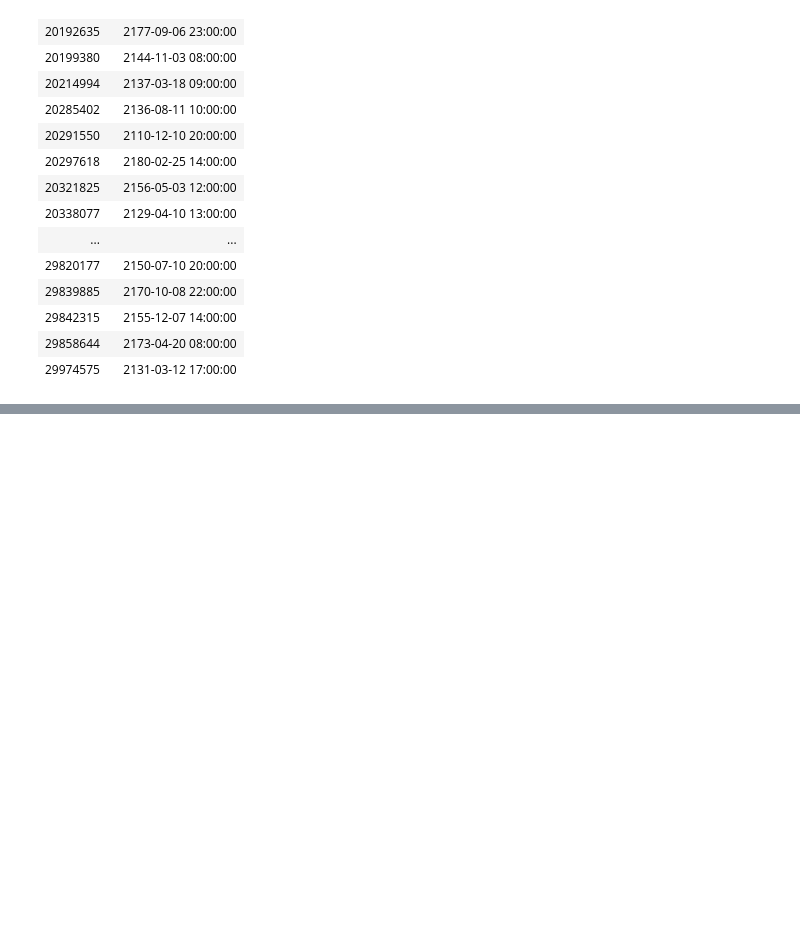
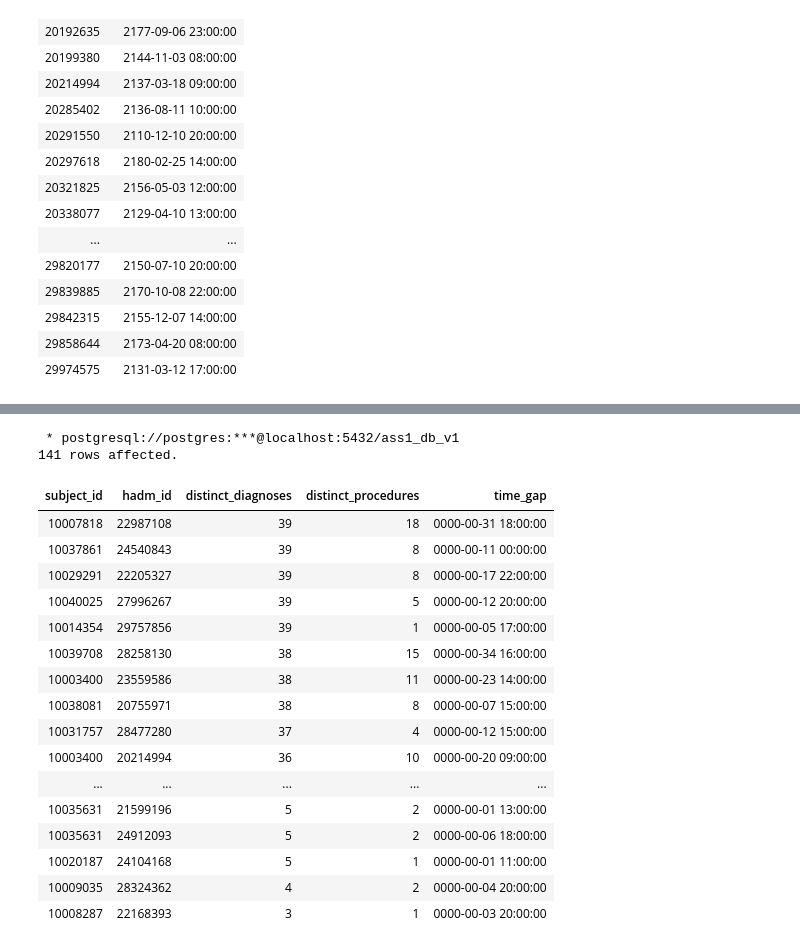
Before and after one commit to sarthak-panda/Sem6, a Jupyter notebook: COL362/Assignments/A1/rough.ipynb, the cells around one changed output, grey strips where cells are left out. Drawn from its saved outputs; the diff is of its cells as text; code cells hidden in the pictures; blank space fills up the shorter version.

```diff
--- a/COL362/Assignments/A1/rough.ipynb
+++ b/COL362/Assignments/A1/rough.ipynb
@@ -1331,0 +1364,74 @@ with temp as (
+# %%
+%%sql
+with temp as (
+   select subject_id,hadm_id,chartdate
+   from hosp.procedures_icd
+   WHERE CAST(icd_code AS TEXT) LIKE '0%'
+      OR CAST(icd_code AS TEXT) LIKE '1%'
+      OR CAST(icd_code AS TEXT) LIKE '3%'
+   group by subject_id,hadm_id,chartdate
+   order by subject_id,hadm_id,chartdate
+)
+, temp1 as (
+   select subject_id,hadm_id,array_agg(chartdate) AS procedure_start_dates
+   from temp
+   group by subject_id,hadm_id
+), temp2 as (
+   select subject_id,hadm_id,array_agg(distinct substring(starttime,1,10)) as starttimes
+   from hosp.prescriptions--or should i use hosp.pharmacy
+   group by subject_id,hadm_id
+), temp3 as (
+   select subject_id
+   from hosp.prescriptions
+   group by subject_id--As they asked in entire stay so not including hadm_id
+   having count(distinct drug)>=2
+), temp4 as (
+   select distinct on (hadm_id) hadm_id,starttime as last_medication_time
+   from hosp.prescriptions
+   order by hadm_id,starttime desc
+), temp5 as (
+   select temp1.subject_id,temp1.hadm_id,substring(procedure_start_dates::text,2,10) as first_procedure_time
+   from temp1 join temp2 on temp1.subject_id=temp2.subject_id and temp1.hadm_id=temp2.hadm_id
+   where temp1.subject_id in (select subject_id from temp3)
+   and
+   exists(
+      select 1
+      from unnest(starttimes) as s
+      where s::DATE in (
+         select unnest(procedure_start_dates)::DATE
+         union
+         select unnest(procedure_start_dates)::DATE + INTERVAL '1 day'
+      )
+   )
+), temp6 as (
+   select hadm_id,count(distinct icd_code) as distinct_icd_codes_diag
+   from hosp.diagnoses_icd
+   group by hadm_id
+), temp7 as (
+   select hadm_id,count(distinct icd_code) as distinct_icd_codes_proc
+   from hosp.procedures_icd
+   group by hadm_id
+)
+select subject_id,temp5.hadm_id,COALESCE(distinct_icd_codes_diag,0) as distinct_diagnoses,COALESCE(distinct_icd_codes_proc,0) as distinct_procedures,TO_CHAR((last_medication_time::TIMESTAMP - first_procedure_time::TIMESTAMP), 'YYYY-MM-DD HH24:MI:SS') as time_gap
+from temp5 join temp4 on temp5.hadm_id=temp4.hadm_id left outer join temp6 on temp5.hadm_id=temp6.hadm_id left outer join temp7 on temp5.hadm_id=temp7.hadm_id
+order by distinct_diagnoses desc,distinct_procedures desc,time_gap,subject_id,temp5.hadm_id
+# %% [output]
+ * postgresql://postgres:***@localhost:5432/ass1_db_v1
+141 rows affected.
+| subject_id | hadm_id | distinct_diagnoses | distinct_procedures | time_gap |
+| 10007818 | 22987108 | 39 | 18 | 0000-00-31 18:00:00 |
+| 10037861 | 24540843 | 39 | 8 | 0000-00-11 00:00:00 |
+| 10029291 | 22205327 | 39 | 8 | 0000-00-17 22:00:00 |
+| 10040025 | 27996267 | 39 | 5 | 0000-00-12 20:00:00 |
+| 10014354 | 29757856 | 39 | 1 | 0000-00-05 17:00:00 |
+| 10039708 | 28258130 | 38 | 15 | 0000-00-34 16:00:00 |
+| 10003400 | 23559586 | 38 | 11 | 0000-00-23 14:00:00 |
+| 10038081 | 20755971 | 38 | 8 | 0000-00-07 15:00:00 |
+| 10031757 | 28477280 | 37 | 4 | 0000-00-12 15:00:00 |
+| 10003400 | 20214994 | 36 | 10 | 0000-00-20 09:00:00 |
+| ... | ... | ... | ... | ... |
+| 10035631 | 21599196 | 5 | 2 | 0000-00-01 13:00:00 |
+| 10035631 | 24912093 | 5 | 2 | 0000-00-06 18:00:00 |
+| 10020187 | 24104168 | 5 | 1 | 0000-00-01 11:00:00 |
+| 10009035 | 28324362 | 4 | 2 | 0000-00-04 20:00:00 |
+| 10008287 | 22168393 | 3 | 1 | 0000-00-03 20:00:00 |
```
Also changed, not shown: parts of 6 cells of this notebook.
